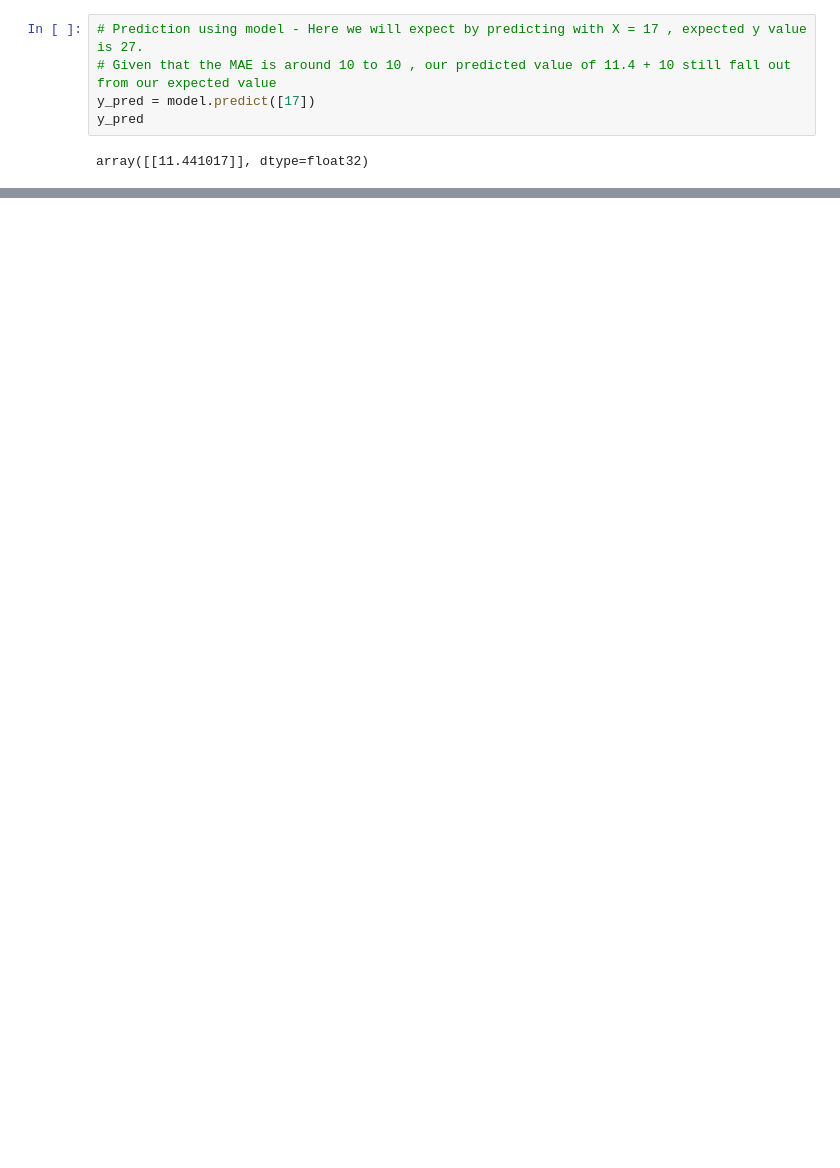
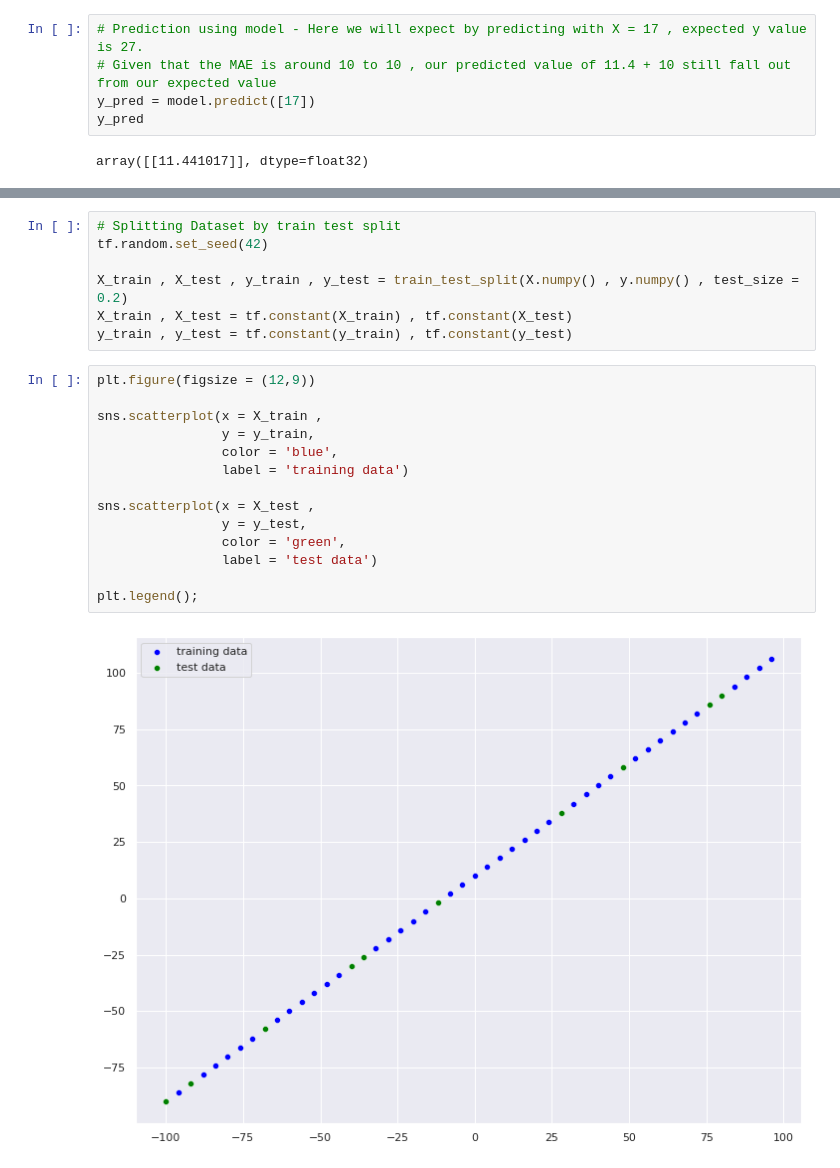
Before and after one commit to 86lekwenshiung/Neural-Network-with-Tensorflow, a Jupyter notebook: 01_Neural_Network_Regression_With_Tensorflow.ipynb, the cells around one changed output, grey strips where cells are left out. Saved outputs shown, nothing was run; the diff lists cells and outputs as text; blank space fills up the shorter version.

```diff
--- a/01_Neural_Network_Regression_With_Tensorflow.ipynb
+++ b/01_Neural_Network_Regression_With_Tensorflow.ipynb
@@ -148,0 +185,23 @@ array([[31.95852]], dtype=float32)
+# %%
+# Splitting Dataset by train test split
+tf.random.set_seed(42)
+
+X_train , X_test , y_train , y_test = train_test_split(X.numpy() , y.numpy() , test_size = 0.2)
+X_train , X_test = tf.constant(X_train) , tf.constant(X_test)
+y_train , y_test = tf.constant(y_train) , tf.constant(y_test)
+# %%
+plt.figure(figsize = (12,9))
+
+sns.scatterplot(x = X_train ,
+                y = y_train,
+                color = 'blue',
+                label = 'training data')
+
+sns.scatterplot(x = X_test ,
+                y = y_test,
+                color = 'green',
+                label = 'test data')
+
+plt.legend();
+# %% [output]
+[figure, added]
```
Also changed, not shown: parts of 18 cells of this notebook.
